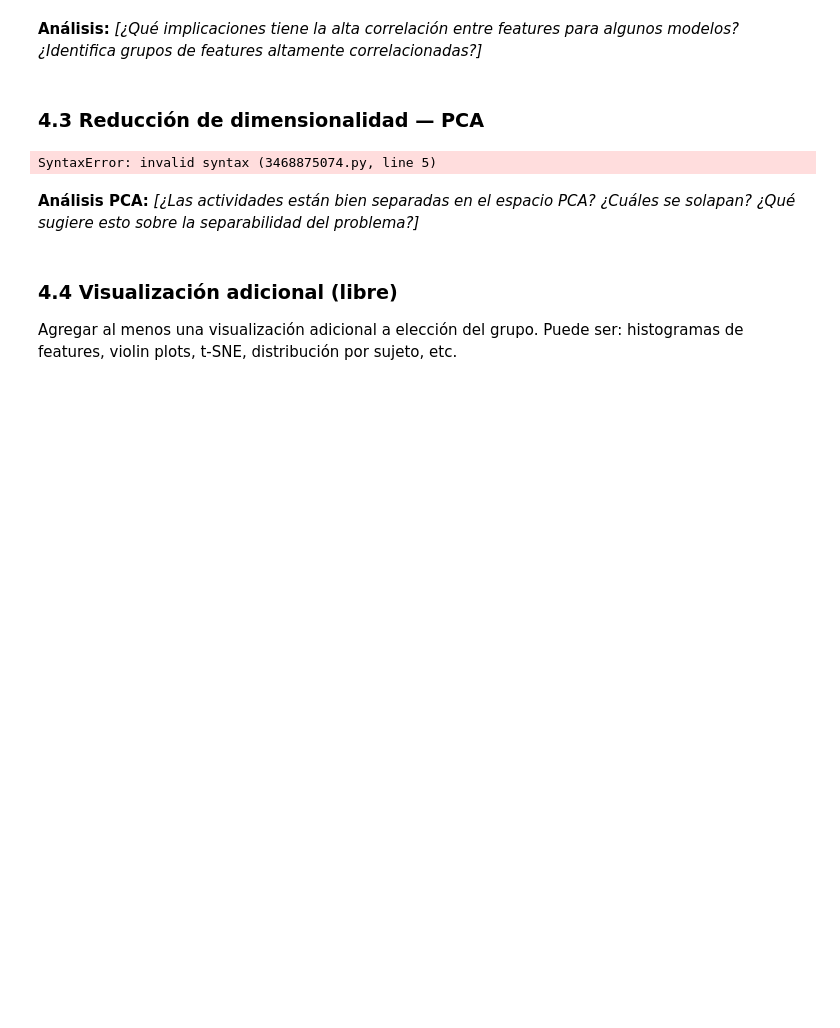
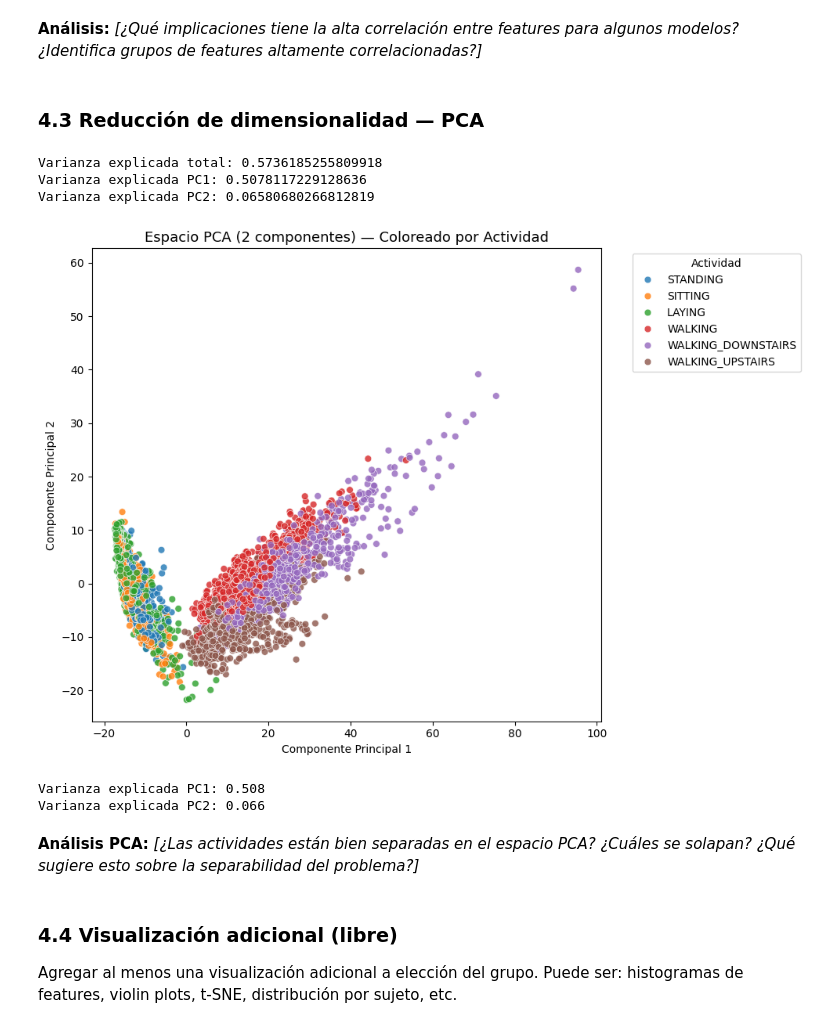
Before and after one commit to JorgeRohass/ProyectoML, a Jupyter notebook: docs/notebook_fase1_grupoXX.ipynb, the cells around one changed output. Saved outputs shown, nothing was run; the diff lists cells and outputs as text; code cells hidden in the pictures; blank space fills up the shorter version.

```diff
--- a/docs/notebook_fase1_grupoXX.ipynb
+++ b/docs/notebook_fase1_grupoXX.ipynb
@@ -323,31 +332,57 @@ plt.show()
 ### 4.3 Reducción de dimensionalidad — PCA
 # %%
 # TODO 14: Aplicar PCA para reducir a 2 dimensiones
+from sklearn.preprocessing import StandardScaler
+
+# Escalar antes de PCA
+scaler = StandardScaler()
+X_train_scaled = scaler.fit_transform(X_train)
+
 pca = PCA(n_components=2, random_state=RANDOM_STATE)
 
-# TODO: Ajustar y transformar X_train
-X_pca = # ...
+# Ajustar y transformar X_train
+X_pca = pca.fit_transform(X_train_scaled)
 
 df_pca = pd.DataFrame(X_pca, columns=['PC1', 'PC2'])
 df_pca['Activity'] = y_train_labels.values
+
+print('Varianza explicada total:', pca.explained_variance_ratio_.sum())
+print('Varianza explicada PC1:', pca.explained_variance_ratio_[0])
+print('Varianza explicada PC2:', pca.explained_variance_ratio_[1])
 # %% [output]
-SyntaxError: invalid syntax (3468875074.py, line 5)
+Varianza explicada total: 0.5736185255809918
+Varianza explicada PC1: 0.5078117229128636
+Varianza explicada PC2: 0.06580680266812819
 # %%
 # TODO 15: Graficar espacio PCA coloreando por clase de actividad
 fig, ax = plt.subplots(figsize=(10, 7))
 
-# TODO: scatter plot con paleta distinguible por actividad
+palette = sns.color_palette('tab10', n_colors=df_pca['Activity'].nunique())
+sns.scatterplot(
+    x='PC1',
+    y='PC2',
+    hue='Activity',
+    palette=palette,
+    data=df_pca,
+    ax=ax,
+    alpha=0.8,
+    s=40
+)
 
 ax.set_title('Espacio PCA (2 componentes) — Coloreado por Actividad', fontsize=13)
 ax.set_xlabel('Componente Principal 1')
 ax.set_ylabel('Componente Principal 2')
 ax.legend(title='Actividad', bbox_to_anchor=(1.05, 1), loc='upper left')
 plt.tight_layout()
 plt.show()
 
 # Varianza explicada
 print(f'Varianza explicada PC1: {pca.explained_variance_ratio_[0]:.3f}')
 print(f'Varianza explicada PC2: {pca.explained_variance_ratio_[1]:.3f}')
+# %% [output]
+[figure, added]
+Varianza explicada PC1: 0.508
+Varianza explicada PC2: 0.066
 # %% [markdown]
 **Análisis PCA:** *[¿Las actividades están bien separadas en el espacio PCA? ¿Cuáles se solapan? ¿Qué sugiere esto sobre la separabilidad del problema?]*
 # %% [markdown]
```
Also changed, not shown: parts of 3 cells of this notebook.
